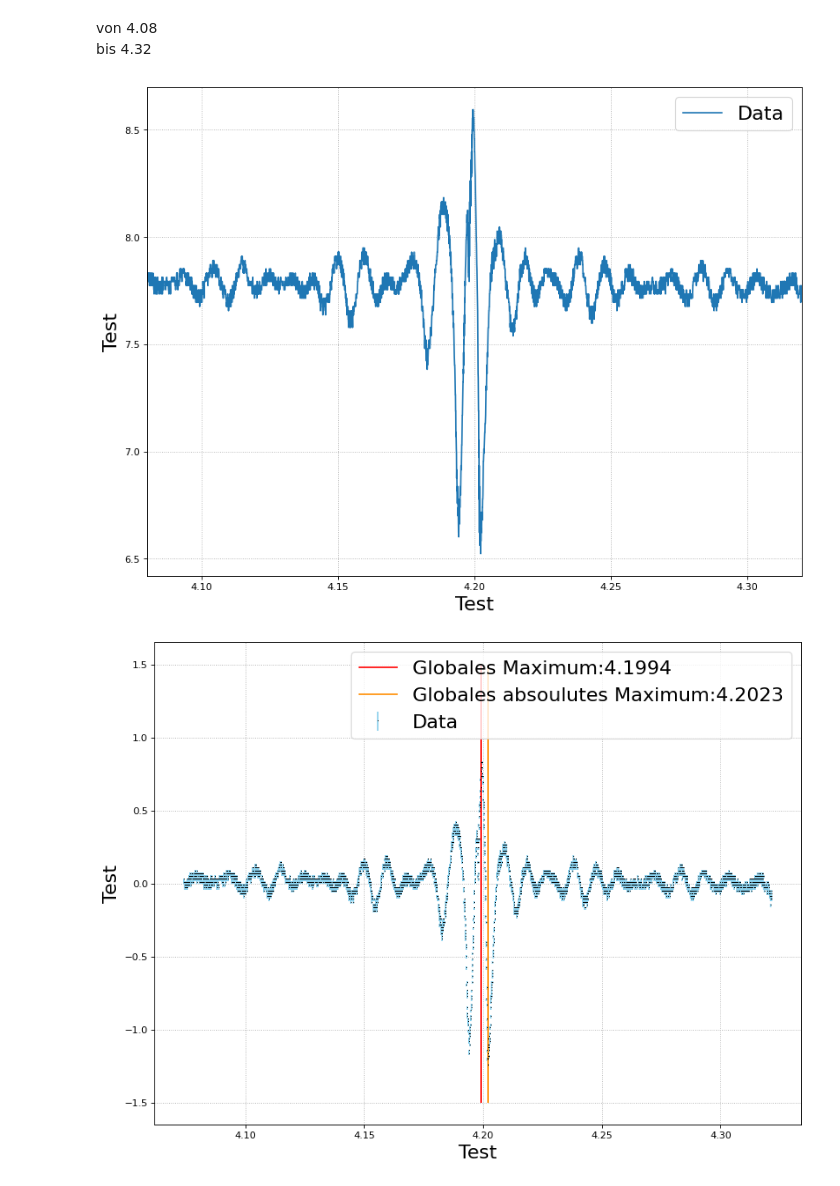
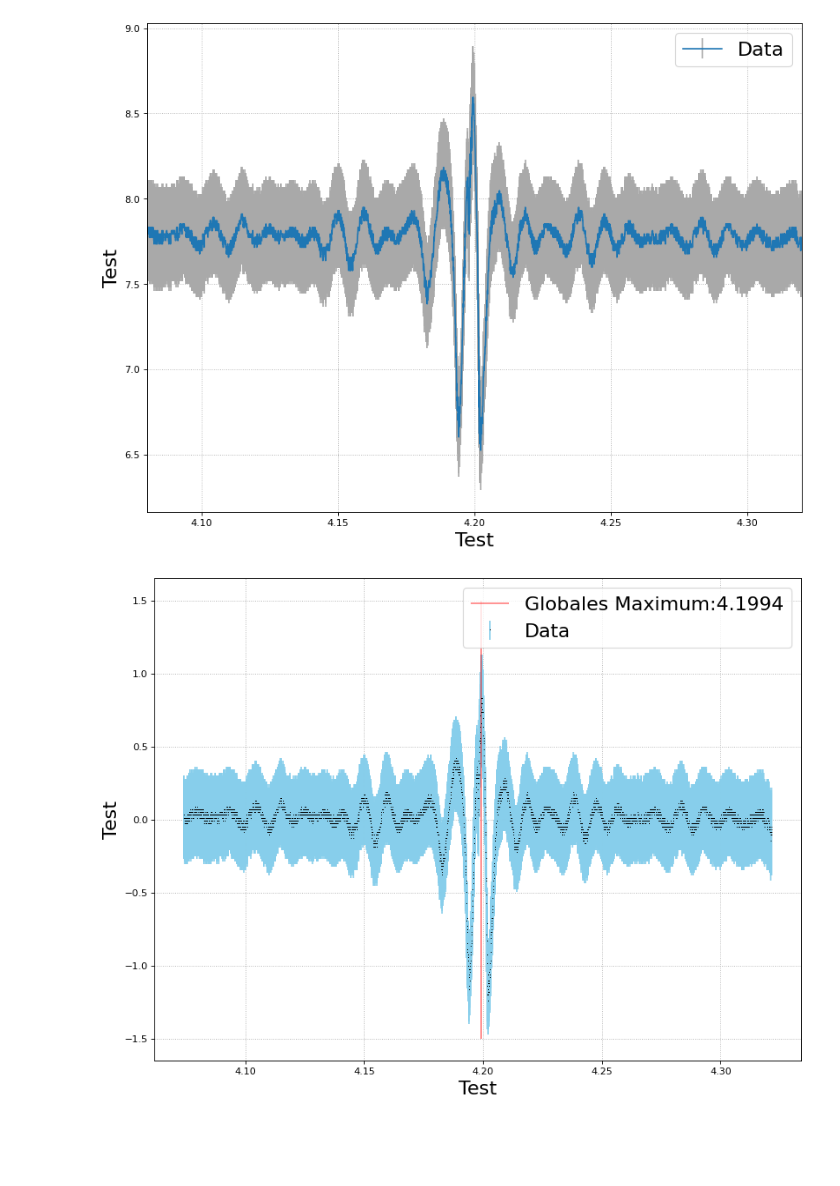
Before and after one commit to Friedrich-Jahns/Fortgeschrittenen-Praktikum-Physik, a Jupyter notebook: FP4_Michelson/A4/A4.ipynb, the cells around one changed output. Saved outputs shown, nothing was run; the diff lists cells and outputs as text; code cells hidden in the pictures; blank space fills up the shorter version.

Commit message:
errors

```diff
--- a/FP4_Michelson/A4/A4.ipynb
+++ b/FP4_Michelson/A4/A4.ipynb
@@ -18,15 +18,14 @@ with open('Res/cp-cal_res.txt','r') as tf:
     cal = np.genfromtxt(tf).T
 
 data = f.channel_to_pos(data,cal)
-# %% [markdown]
-von 4.08
-bis 4.32
+# %%
+yerr = 0.035339825186025027*np.abs(data[1])
 # %%
 f.figsize(1)
-plt.errorbar(data[0],data[1],label = 'Data')
+plt.errorbar(data[0],data[1],yerr=yerr,label = 'Data',ecolor='darkgray')
 f.form([4.08,4.32])
 # %% [output]
-[figure, old version]
+[figure, new version]
 # %%
 intensity = data[1]
 position  = data[0]#*freq_scale
@@ -35,12 +34,11 @@ f.figsize(1)
 
 intensity -= np.mean(intensity)
 
-plt.errorbar(position,intensity,yerr = np.full(len(position),0.01),fmt=',k',label = 'Data',ecolor = 'skyblue')
+plt.errorbar(position,intensity,yerr=yerr,fmt=',k',label = 'Data',ecolor = 'skyblue')
 absmax = np.argmax(np.abs(intensity))
 max    = np.argmax(intensity)
 
-plt.vlines(position[max],-1.5,1.5,colors="red",label=f'Globales Maximum:{round(position[max],4)}')
-plt.vlines(position[absmax],-1.5,1.5,colors="darkorange",label=f'Globales absoulutes Maximum:{round(position[absmax],4)}')
+plt.vlines(position[max],-1.5,1.5,colors="red",alpha=0.5,label=f'Globales Maximum:{round(position[max],4)}')
 f.form()
 # %% [output]
-[figure, old version]
+[figure, new version]
```
Also changed, not shown: 3 other files.
